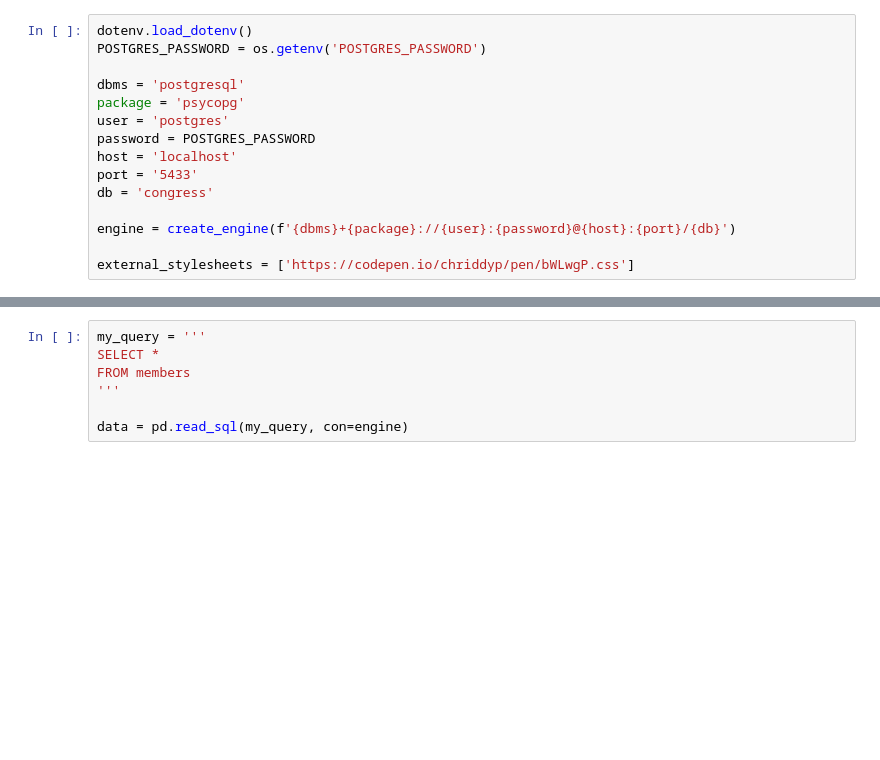
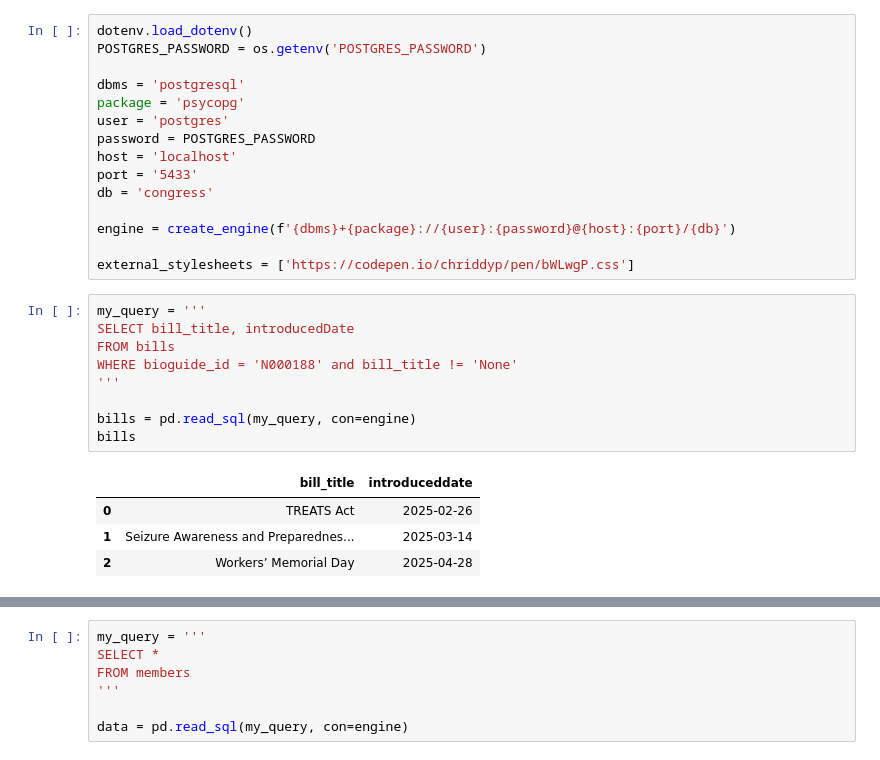
Before and after one commit to janiceeguo/DS6600-congress, a Jupyter notebook: app/app_sandbox.ipynb, the cells around one changed output, grey strips where cells are left out. Drawn from its saved outputs; the diff is of its cells as text; blank space fills up the shorter version.

```diff
--- a/app/app_sandbox.ipynb
+++ b/app/app_sandbox.ipynb
@@ -28,3 +28,17 @@ db = 'congress'
 engine = create_engine(f'{dbms}+{package}://{user}:{password}@{host}:{port}/{db}')
 
 external_stylesheets = ['https://codepen.io/chriddyp/pen/bWLwgP.css']
+# %%
+my_query = '''
+SELECT bill_title, introducedDate
+FROM bills
+WHERE bioguide_id = 'N000188' and bill_title != 'None'
+'''
+
+bills = pd.read_sql(my_query, con=engine)
+bills
+# %% [output]
+|  | bill_title | introduceddate |
+| 0 | TREATS Act | 2025-02-26 |
+| 1 | Seizure Awareness and Preparednes... | 2025-03-14 |
+| 2 | Workers’ Memorial Day | 2025-04-28 |
```
Also changed, not shown: parts of 4 cells of this notebook, 3 other files.
